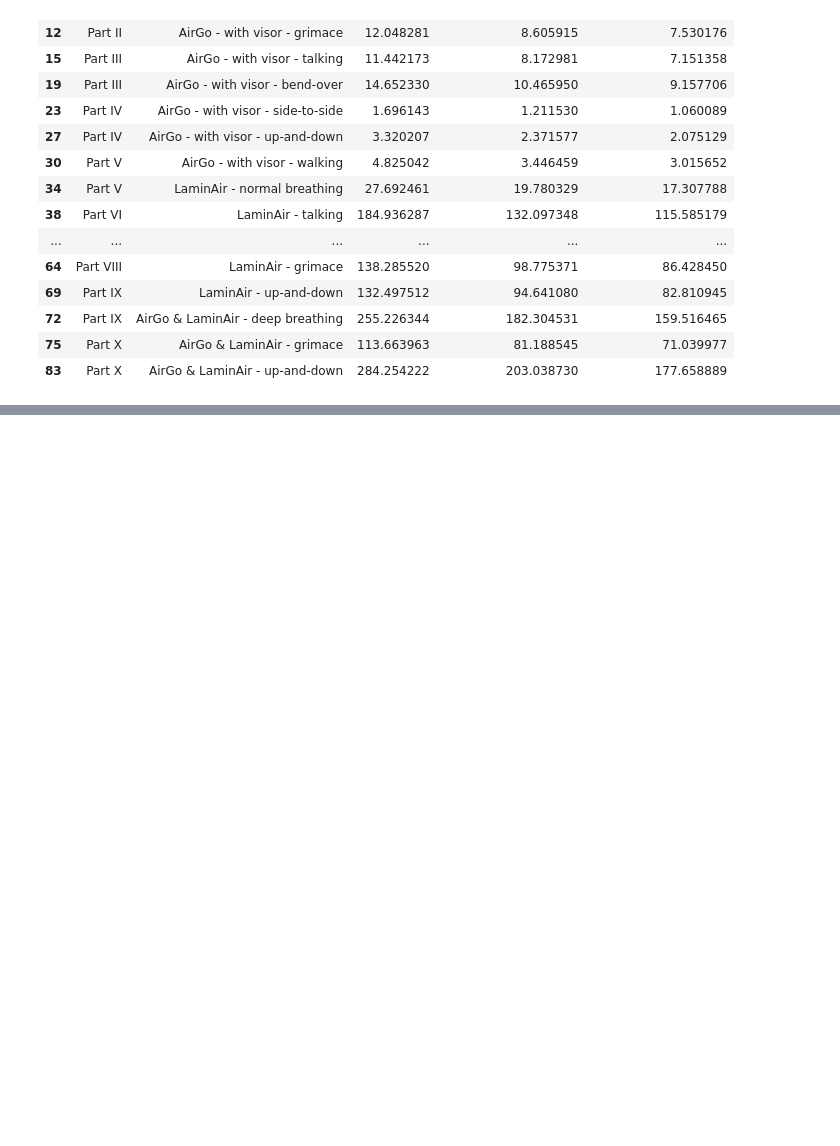
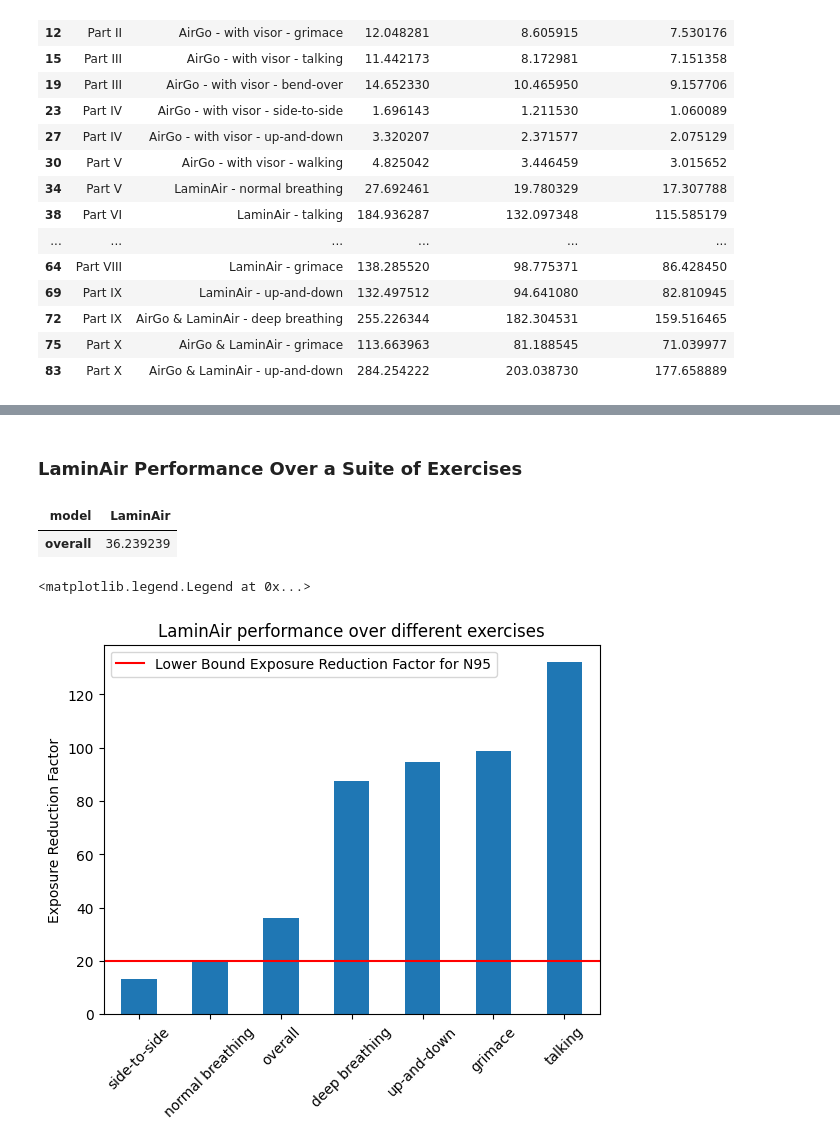
Before and after one commit to Edderic/iaq, a Jupyter notebook: notebooks/milestone-eoy-2023.ipynb, the cells around one changed output, grey strips where cells are left out. Cells and saved outputs as stored; diff of their text form; code cells hidden in the pictures; blank space fills up the shorter version.

```diff
--- a/notebooks/milestone-eoy-2023.ipynb
+++ b/notebooks/milestone-eoy-2023.ipynb
@@ -1148,0 +1258,22 @@ Text(0.5, 1.0, 'Exposure Reduction Factors (mass concentration)')
+# %% [markdown]
+### LaminAir Performance Over a Suite of Exercises
+# %%
+blah = pivot_with_overall_fit_factor[['LaminAir']]
+blah[blah.index == 'overall']
+# %% [output]
+| model | LaminAir |
+| overall | 36.239239 |
+# %%
+fig, ax = plt.subplots()
+laminair = pivot_with_overall_fit_factor[['LaminAir']].dropna().sort_values(by="LaminAir")
+laminair.plot.bar(ax=ax)
+ax.set_ylabel("Exposure Reduction Factor")
+ax.set_title("LaminAir performance over different exercises")
+ax.axhline(20, color='r')
+plt.xticks(rotation=45)
+ax.legend(['Lower Bound Exposure Reduction Factor for N95'])
+
+#laminair[laminair.index == 'overall'].plot.bar(color='r', ax=ax)
+# %% [output]
+<matplotlib.legend.Legend at 0x...>
+[figure, added]
```
Also changed, not shown: parts of 26 cells of this notebook.
